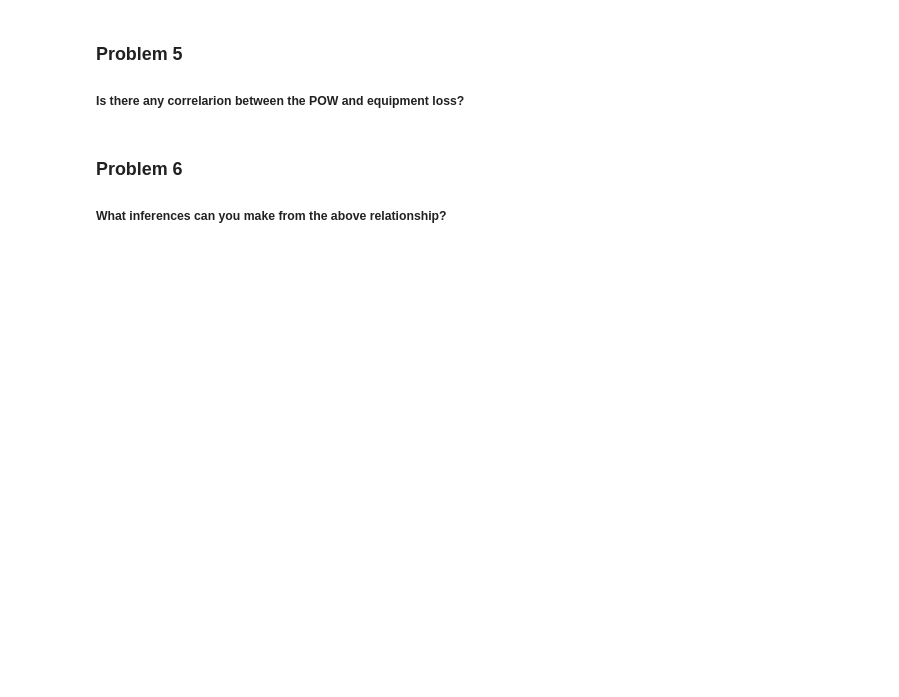
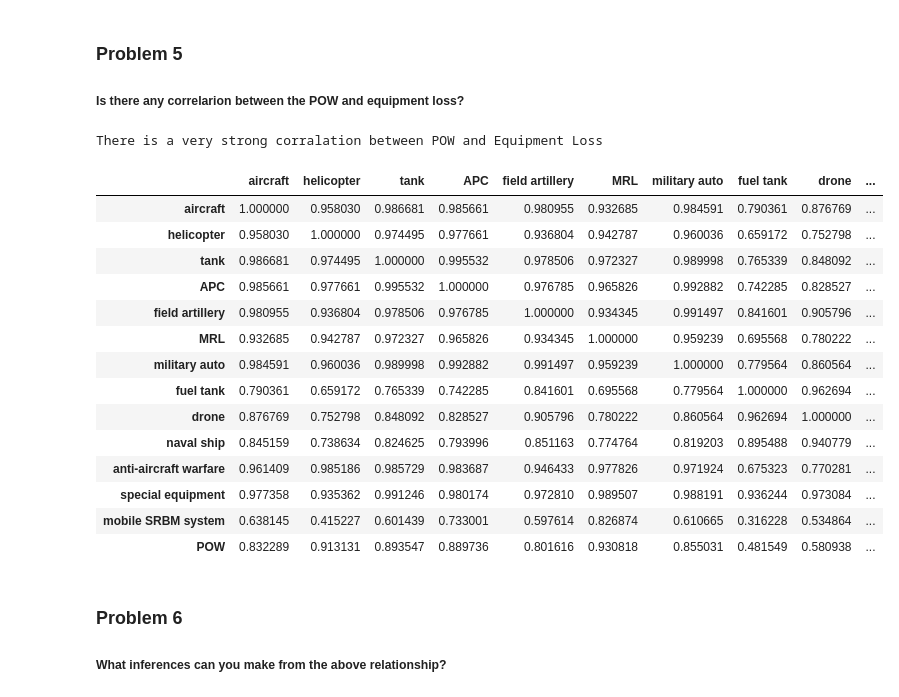
Before and after one commit to Sonya-7/Russian_Invasion_of_Ukraine, a Jupyter notebook: Russian Invasion of Ukrain.ipynb, the cells around one changed output. Saved outputs shown, nothing was run; the diff lists cells and outputs as text; code cells hidden in the pictures; blank space fills up the shorter version.

```diff
--- a/Russian Invasion of Ukrain.ipynb
+++ b/Russian Invasion of Ukrain.ipynb
@@ -63,3 +100,28 @@ select POW,
+# %%
+import pandas as pd
+
+print('There is a very strong corralation between POW and Equipment Loss')
+
+merged = pd.merge(russian_equipment, russian_personnel, how='right')
+merged.drop(['date', 'day', 'personnel', 'personnel*'], axis=1).corr()
+# merged
+# %% [output]
+There is a very strong corralation between POW and Equipment Loss
+|  | aircraft | helicopter | tank | APC | field artillery | MRL | military auto | fuel tank | drone | ... |
+| aircraft | 1.000000 | 0.958030 | 0.986681 | 0.985661 | 0.980955 | 0.932685 | 0.984591 | 0.790361 | 0.876769 | ... |
+| helicopter | 0.958030 | 1.000000 | 0.974495 | 0.977661 | 0.936804 | 0.942787 | 0.960036 | 0.659172 | 0.752798 | ... |
+| tank | 0.986681 | 0.974495 | 1.000000 | 0.995532 | 0.978506 | 0.972327 | 0.989998 | 0.765339 | 0.848092 | ... |
+| APC | 0.985661 | 0.977661 | 0.995532 | 1.000000 | 0.976785 | 0.965826 | 0.992882 | 0.742285 | 0.828527 | ... |
+| field artillery | 0.980955 | 0.936804 | 0.978506 | 0.976785 | 1.000000 | 0.934345 | 0.991497 | 0.841601 | 0.905796 | ... |
+| MRL | 0.932685 | 0.942787 | 0.972327 | 0.965826 | 0.934345 | 1.000000 | 0.959239 | 0.695568 | 0.780222 | ... |
+| military auto | 0.984591 | 0.960036 | 0.989998 | 0.992882 | 0.991497 | 0.959239 | 1.000000 | 0.779564 | 0.860564 | ... |
+| fuel tank | 0.790361 | 0.659172 | 0.765339 | 0.742285 | 0.841601 | 0.695568 | 0.779564 | 1.000000 | 0.962694 | ... |
+| drone | 0.876769 | 0.752798 | 0.848092 | 0.828527 | 0.905796 | 0.780222 | 0.860564 | 0.962694 | 1.000000 | ... |
+| naval ship | 0.845159 | 0.738634 | 0.824625 | 0.793996 | 0.851163 | 0.774764 | 0.819203 | 0.895488 | 0.940779 | ... |
+| anti-aircraft warfare | 0.961409 | 0.985186 | 0.985729 | 0.983687 | 0.946433 | 0.977826 | 0.971924 | 0.675323 | 0.770281 | ... |
+| special equipment | 0.977358 | 0.935362 | 0.991246 | 0.980174 | 0.972810 | 0.989507 | 0.988191 | 0.936244 | 0.973084 | ... |
+| mobile SRBM system | 0.638145 | 0.415227 | 0.601439 | 0.733001 | 0.597614 | 0.826874 | 0.610665 | 0.316228 | 0.534864 | ... |
+| POW | 0.832289 | 0.913131 | 0.893547 | 0.889736 | 0.801616 | 0.930818 | 0.855031 | 0.481549 | 0.580938 | ... |
 # %% [markdown]
 ### Problem 6
 
```
Also changed, not shown: parts of 8 cells of this notebook.
